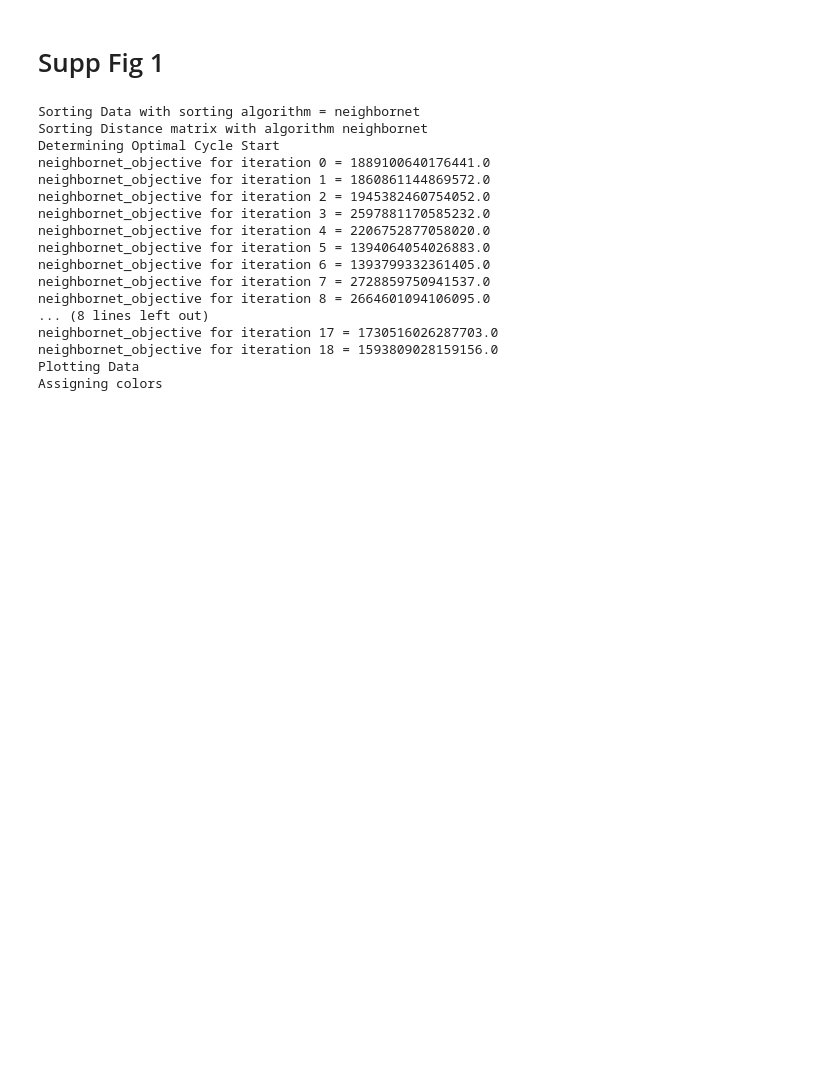
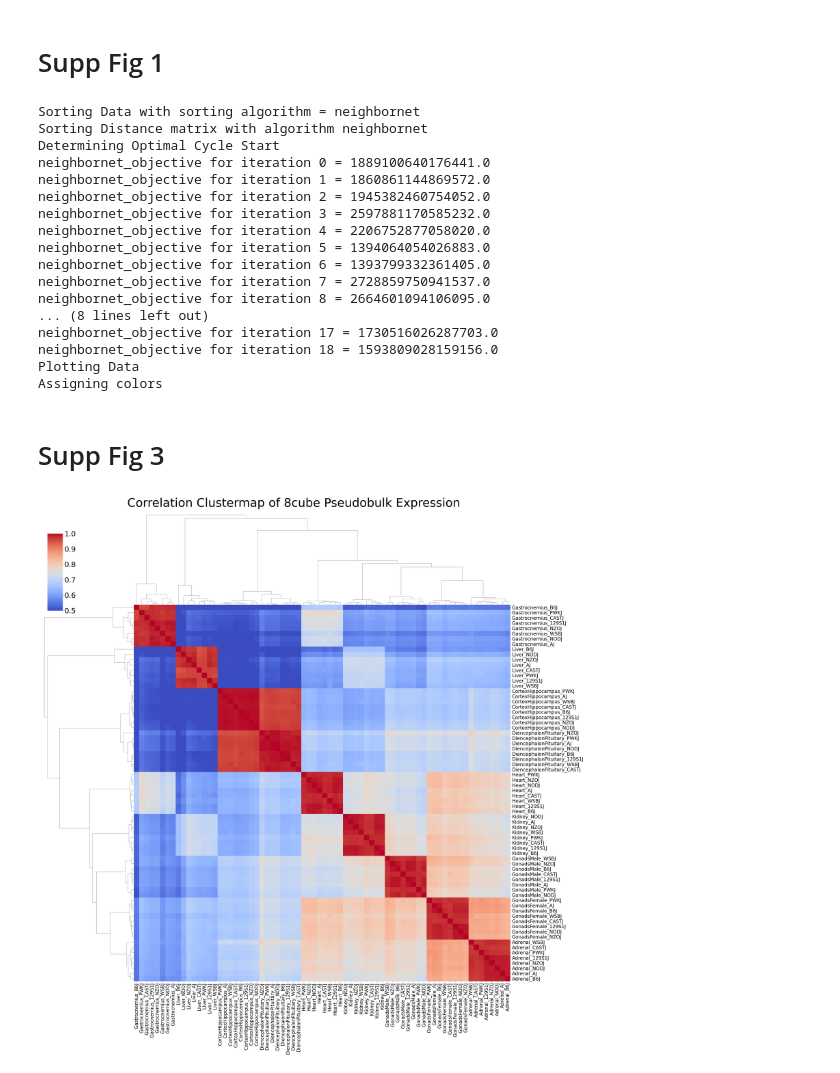
Before and after one commit to pachterlab/SBRGKLAYWMP_2025, a Jupyter notebook: supplemental_figs.ipynb, the cells around one changed output. Drawn from its saved outputs; the diff is of its cells as text; code cells hidden in the pictures; blank space fills up the shorter version.

```diff
--- a/supplemental_figs.ipynb
+++ b/supplemental_figs.ipynb
@@ -4,3 +13,9 @@ import pandas as pd
+# %%
+# replace this path with the path for where the downloaded supplement file is located
+supplement_file_path = "/home/nikki/Supplementary_data/"
+
+# replace this path with output path
+output_path = "/home/nikki/swarna2025_figs/figs/supplemental_figs/"
 # %% [markdown]
 # Supp Fig 1
 # %%
@@ -64,3 +79,8 @@ neighbornet_objective for iteration 17 = 1730516026287703.0
 neighbornet_objective for iteration 18 = 1593809028159156.0
 Plotting Data
 Assigning colors
+# %% [markdown]
+# Supp Fig 3
+# %%
+pseudobulk_path = os.path.join(supplement_file_path, "PCA_pseudobulk_expression_matrix_across_tissues_strain.csv")
+pseudobulk = pd.read_csv(pseudobulk_path, index_col = 0)
@@ -66,0 +99,35 @@ Assigning colors
+# %%
+fontsize = 20
+
+
+corr_matrix = pseudobulk.corr()
+
+g = sns.clustermap(
+    corr_matrix,
+    cmap="coolwarm",
+    vmin=0.5, vmax=1,
+    row_cluster=True, col_cluster=True,
+    figsize=(30,30),
+    cbar_pos=(0.02, 0.8, 0.03, 0.15)
+)
+
+# Reorder labels if needed
+row_order = g.dendrogram_row.reordered_ind
+col_order = g.dendrogram_col.reordered_ind
+row_labels = [corr_matrix.index[i] for i in row_order]
+col_labels = [corr_matrix.columns[i] for i in col_order]
+
+# Apply labels with fontsize
+g.ax_heatmap.set_yticklabels(row_labels, fontsize=fontsize, rotation=0)
+g.ax_heatmap.set_xticklabels(col_labels, fontsize=fontsize, rotation=90)
+
+# Colorbar tick labels
+g.cax.tick_params(labelsize=fontsize+10)
+
+# Title
+g.fig.suptitle("Correlation Clustermap of 8cube Pseudobulk Expression", fontsize=fontsize+30, y=1.02)
+out_fig_path = os.path.join(output_path, "corr_fig.png")
+plt.savefig(out_fig_path, bbox_inches="tight")
+plt.show()
+# %% [output]
+[figure, added]
```
Also changed, not shown: parts of 11 cells of this notebook, 10 other files.
